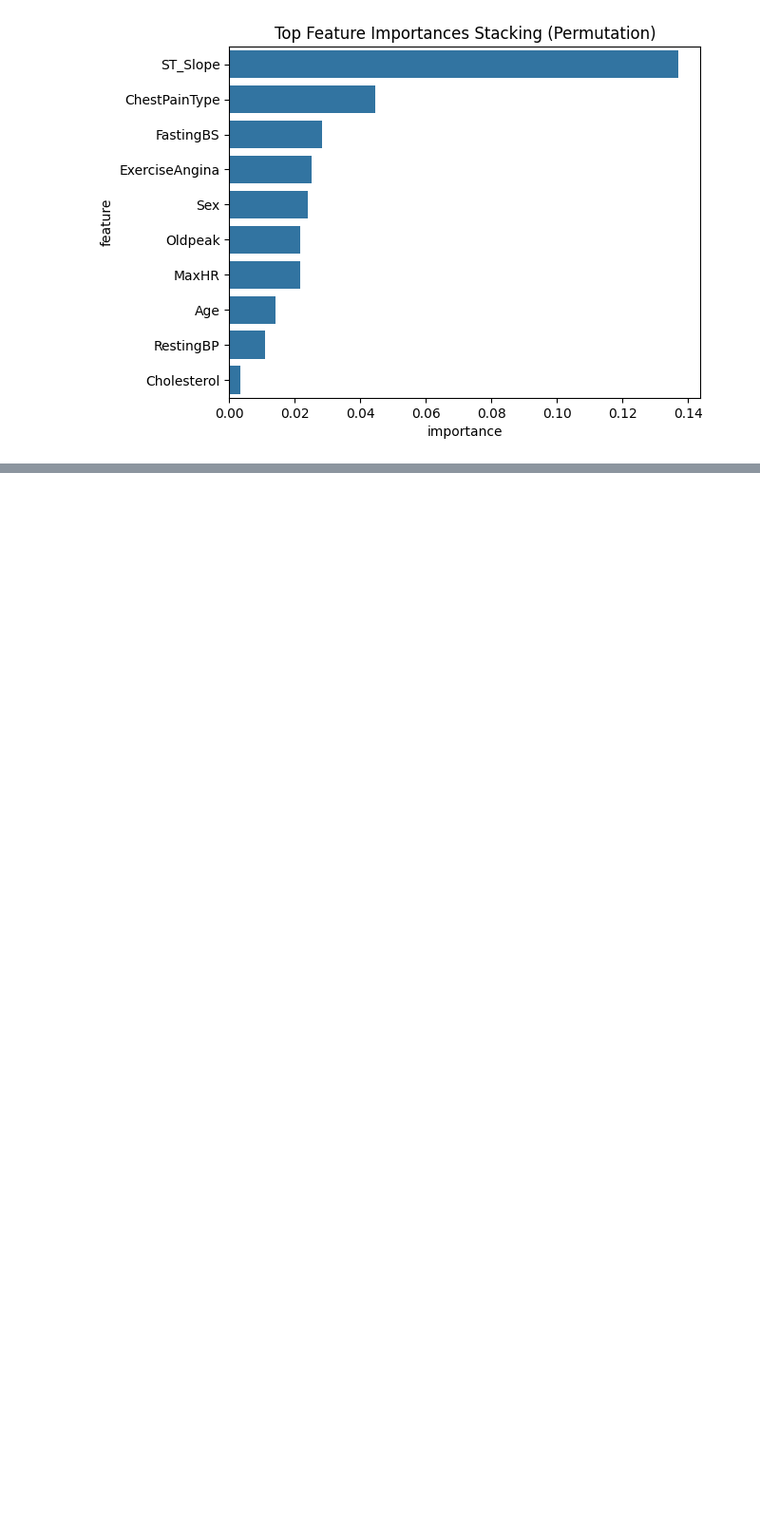
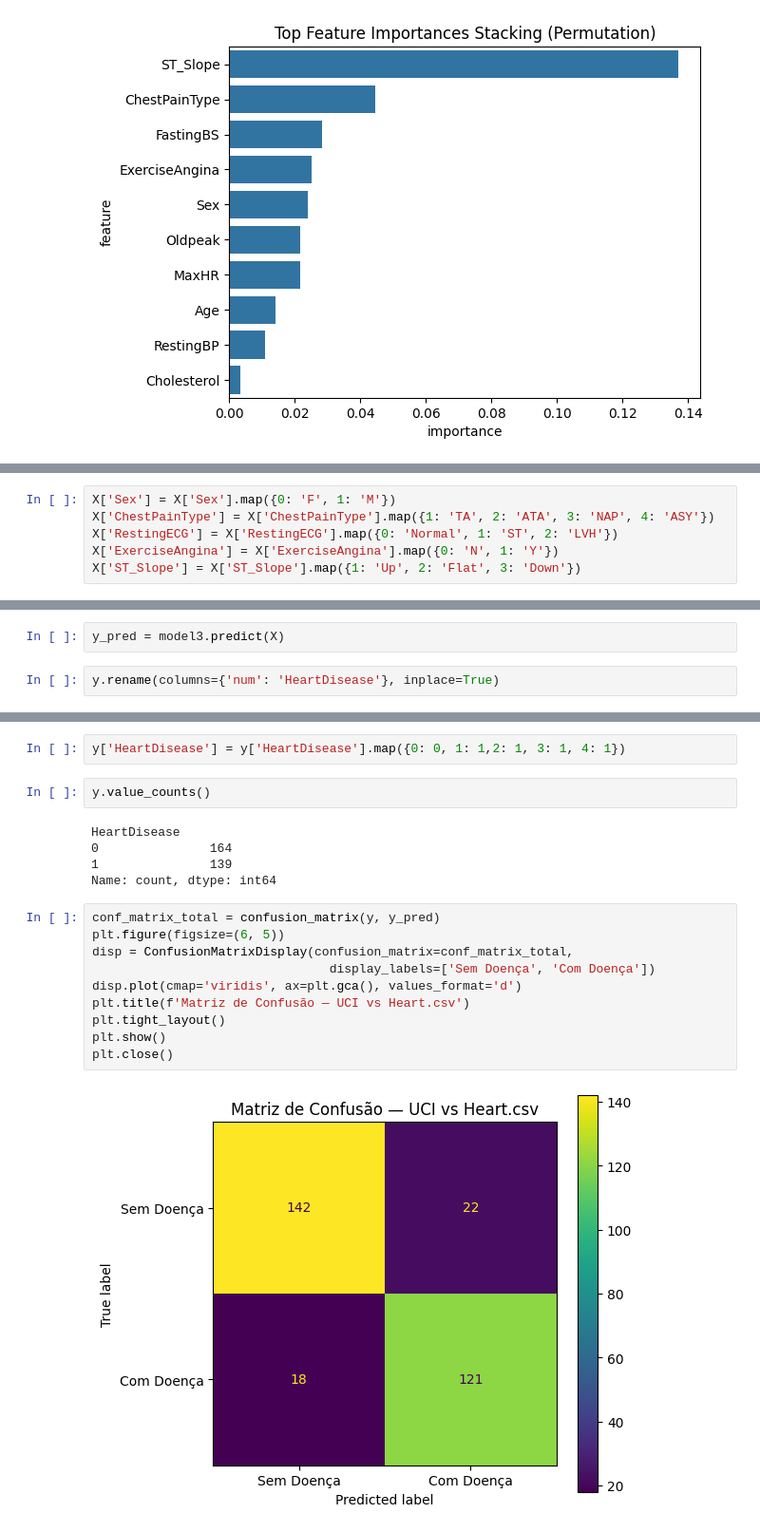
Before and after one commit to malf75/Heart-Failure-ML, a Jupyter notebook: heartdisease.ipynb, the cells around one changed output, grey strips where cells are left out. Shown at 95% size. Drawn from its saved outputs; the diff is of its cells as text; blank space fills up the shorter version.

```diff
--- a/heartdisease.ipynb
+++ b/heartdisease.ipynb
@@ -908,0 +961,6 @@ df_hungria
+# %%
+X['Sex'] = X['Sex'].map({0: 'F', 1: 'M'})
+X['ChestPainType'] = X['ChestPainType'].map({1: 'TA', 2: 'ATA', 3: 'NAP', 4: 'ASY'})
+X['RestingECG'] = X['RestingECG'].map({0: 'Normal', 1: 'ST', 2: 'LVH'})
+X['ExerciseAngina'] = X['ExerciseAngina'].map({0: 'N', 1: 'Y'})
+X['ST_Slope'] = X['ST_Slope'].map({1: 'Up', 2: 'Flat', 3: 'Down'})
@@ -908,0 +979,4 @@ df_hungria
+# %%
+y_pred = model3.predict(X)
+# %%
+y.rename(columns={'num': 'HeartDisease'}, inplace=True)
@@ -908,0 +999,21 @@ df_hungria
+# %%
+y['HeartDisease'] = y['HeartDisease'].map({0: 0, 1: 1,2: 1, 3: 1, 4: 1})
+# %%
+y.value_counts()
+# %% [output]
+HeartDisease
+0               164
+1               139
+Name: count, dtype: int64
+# %%
+conf_matrix_total = confusion_matrix(y, y_pred)
+plt.figure(figsize=(6, 5))
+disp = ConfusionMatrixDisplay(confusion_matrix=conf_matrix_total,
+                                display_labels=['Sem Doença', 'Com Doença'])
+disp.plot(cmap='viridis', ax=plt.gca(), values_format='d')
+plt.title(f'Matriz de Confusão — UCI vs Heart.csv')
+plt.tight_layout()
+plt.show()
+plt.close()
+# %% [output]
+[figure, added]
```
Also changed, not shown: parts of 8 cells of this notebook, 28 other files.
